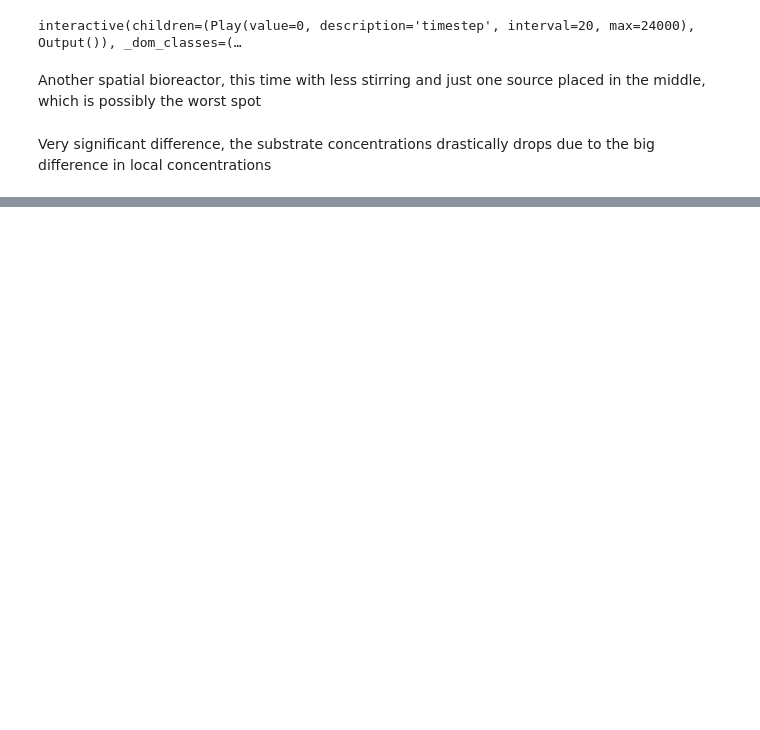
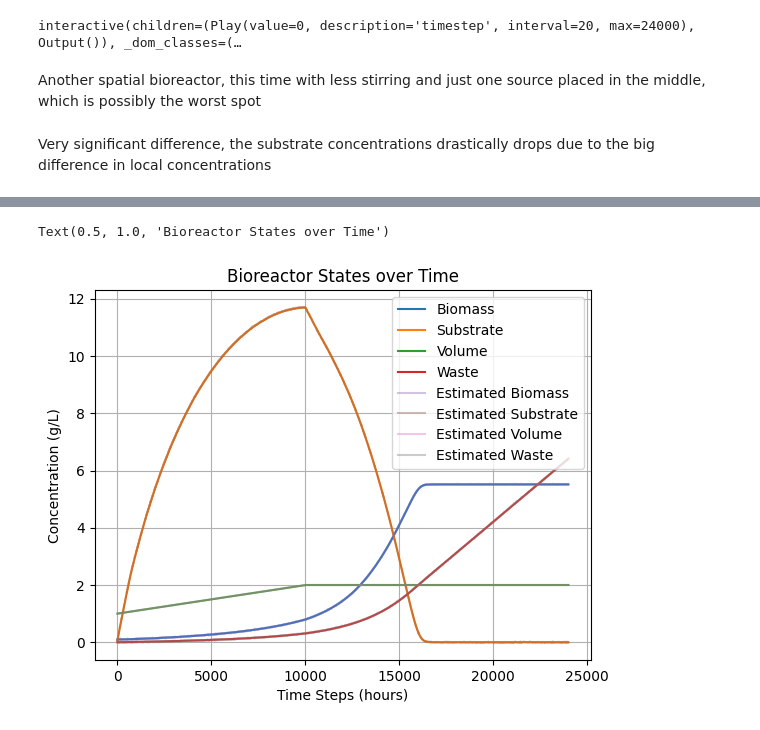
Before and after one commit to RayeneZanina/bioreactor-control, a Jupyter notebook: main.ipynb, the cells around one changed output, grey strips where cells are left out. Drawn from its saved outputs; the diff is of its cells as text; code cells hidden in the pictures; blank space fills up the shorter version.

```diff
--- a/main.ipynb
+++ b/main.ipynb
@@ -387,0 +408,26 @@ Text(0.5, 1.0, 'Bioreactor States over Time')
+# %%
+F_cnst = 0.1
+real_bioreactor = real_Bioreactor(bioreactor_params, grid_params)
+ekf = EKF(real_bioreactor, ekf_params)
+# %%
+cnst_true_states = []
+cnst_estimated_state = []
+cnst_true_states.append(real_bioreactor.state.copy())
+cnst_estimated_state.append(ekf.state.copy())
+for t in range(time_steps):
+    real_bioreactor.update(F_cnst, dt)
+    cnst_estimated_state.append(ekf.step(F_cnst,t, dt))
+    cnst_true_states.append(real_bioreactor.state.copy())
+cnst_true_states = np.array(cnst_true_states)
+cnst_estimated_state = np.array(cnst_estimated_state)
+# %%
+plt.plot(cnst_true_states, label=['Biomass', 'Substrate', 'Volume', 'Waste'])
+plt.plot(cnst_estimated_state, label=['Estimated Biomass', 'Estimated Substrate', 'Estimated Volume', 'Estimated Waste'], alpha=0.4)
+plt.xlabel('Time Steps (hours)')
+plt.ylabel('Concentration (g/L)')
+plt.grid()
+plt.legend()
+plt.title('Bioreactor States over Time')
+# %% [output]
+Text(0.5, 1.0, 'Bioreactor States over Time')
+[figure, added]
```
Also changed, not shown: parts of 24 cells of this notebook, 4 other files.
